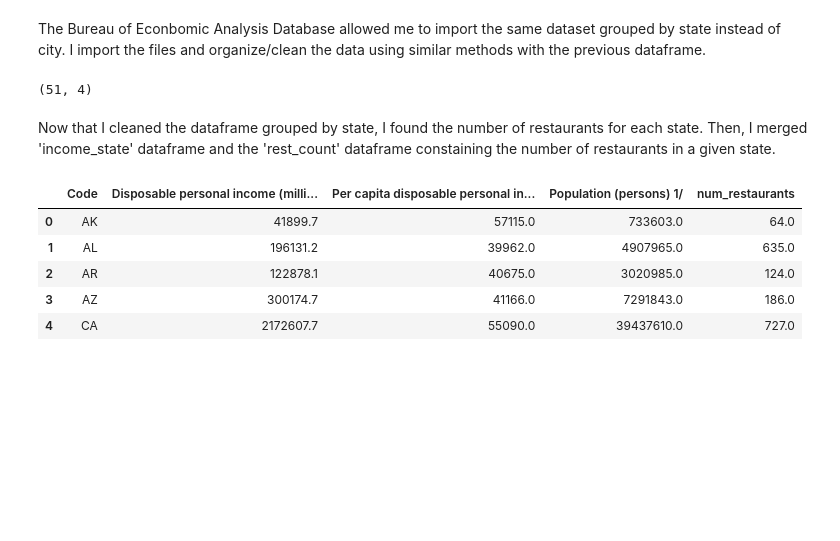
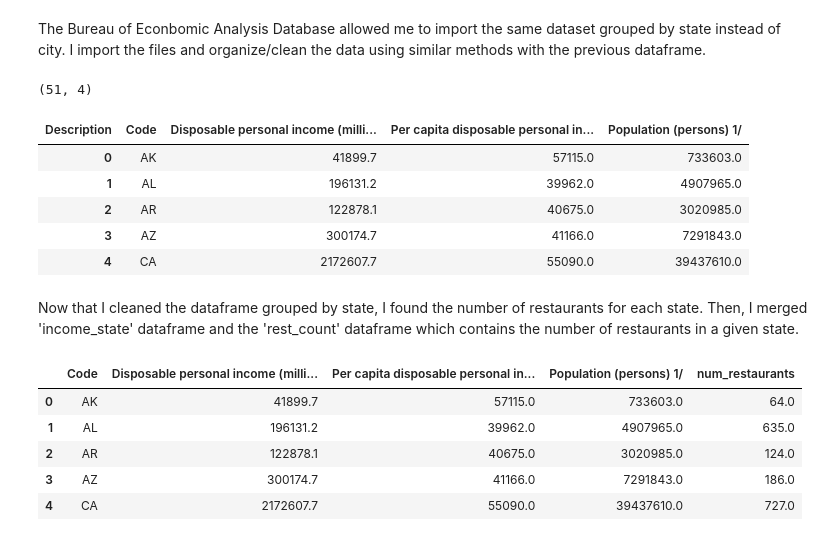
Before and after one commit to alishalaby07/RestaurantAnalysis, a Jupyter notebook: Assignment.ipynb, the cells around one changed output. Drawn from its saved outputs; the diff is of its cells as text; code cells hidden in the pictures; blank space fills up the shorter version.

```diff
--- a/Assignment.ipynb
+++ b/Assignment.ipynb
@@ -93,14 +99,21 @@ The Bureau of Econbomic Analysis Database allowed me to import the same dataset
 # %%
 income_state = pd.read_csv("Datasets/income_state.csv")
 income_state["State"] = income_state.GeoName.str.replace(" \*", "")
 state = pd.read_csv("Datasets/state_abbreviations.csv")
 income_state = pd.merge(income_state, state, on='State')
 income_state = income_state.pivot(values='2019', index='Code', columns='Description').reset_index()
 print(income_state.shape)
+income_state.head()
 # %% [output]
 (51, 4)
+| Description | Code | Disposable personal income (milli... | Per capita disposable personal in... | Population (persons) 1/ |
+| 0 | AK | 41899.7 | 57115.0 | 733603.0 |
+| 1 | AL | 196131.2 | 39962.0 | 4907965.0 |
+| 2 | AR | 122878.1 | 40675.0 | 3020985.0 |
+| 3 | AZ | 300174.7 | 41166.0 | 7291843.0 |
+| 4 | CA | 2172607.7 | 55090.0 | 39437610.0 |
 # %% [markdown]
-Now that I cleaned the dataframe grouped by state, I found the number of restaurants for each state. Then, I merged 'income_state' dataframe and the 'rest_count' dataframe constaining the number of restaurants in a given state.
+Now that I cleaned the dataframe grouped by state, I found the number of restaurants for each state. Then, I merged 'income_state' dataframe and the 'rest_count' dataframe which contains the number of restaurants in a given state.
 # %%
 rest_count = restaurants.groupby(['province']).size().reset_index()
 rest_count.columns = ['Code', 'num_restaurants']
```
Also changed, not shown: parts of 6 cells of this notebook, 1 other file.
